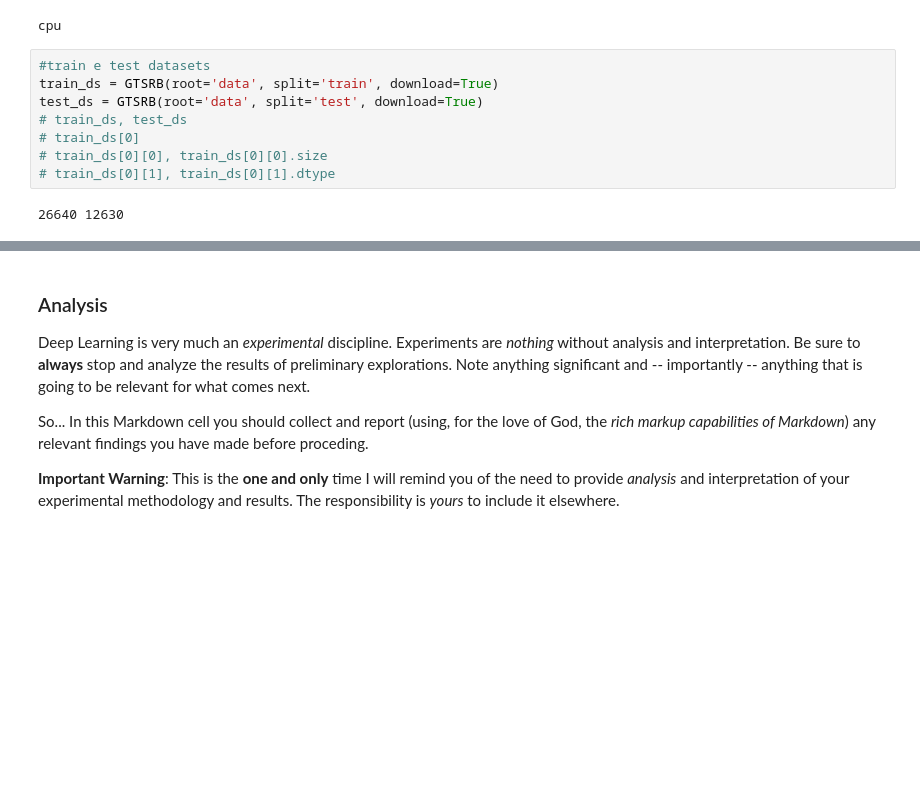
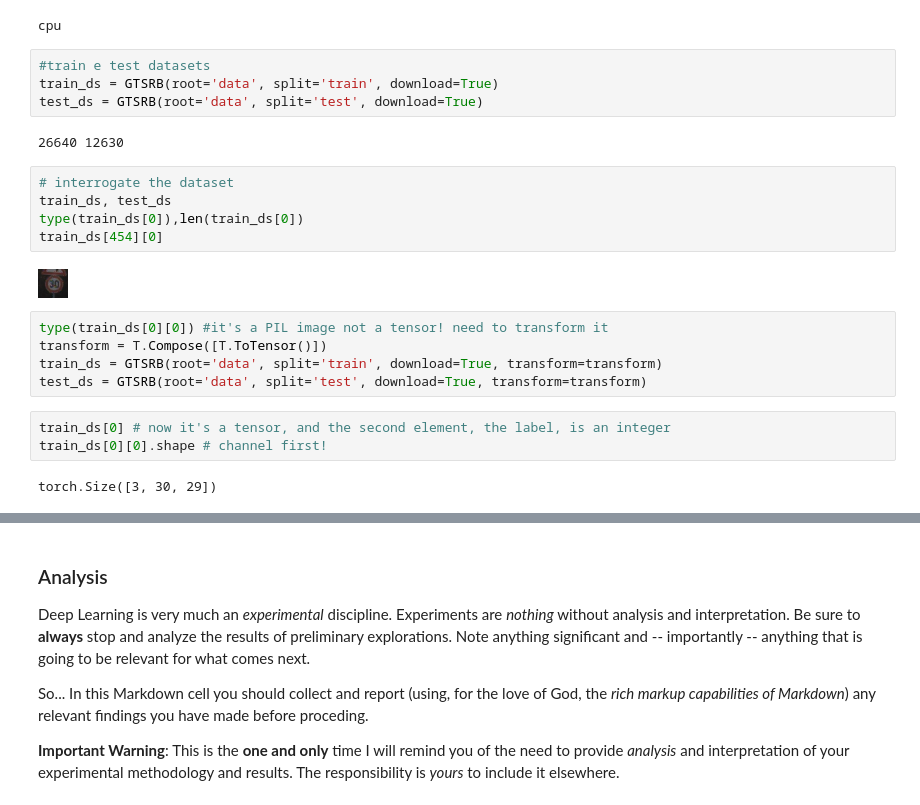
Before and after one commit to Pasqem09-zoo/Deep-Learing-Applications, a Jupyter notebook: DLA-Lab1.ipynb, the cells around one changed output, grey strips where cells are left out. Saved outputs shown, nothing was run; the diff lists cells and outputs as text; blank space fills up the shorter version.

```diff
--- a/DLA-Lab1.ipynb
+++ b/DLA-Lab1.ipynb
@@ -93,9 +93,22 @@ cpu
 #train e test datasets
 train_ds = GTSRB(root='data', split='train', download=True)
 test_ds = GTSRB(root='data', split='test', download=True)
-# train_ds, test_ds
-# train_ds[0]
-# train_ds[0][0], train_ds[0][0].size
-# train_ds[0][1], train_ds[0][1].dtype
 # %% [output]
 26640 12630
+# %%
+# interrogate the dataset
+train_ds, test_ds
+type(train_ds[0]),len(train_ds[0])
+train_ds[454][0]
+# %% [output]
+[figure, added]
+# %%
+type(train_ds[0][0]) #it's a PIL image not a tensor! need to transform it
+transform = T.Compose([T.ToTensor()])
+train_ds = GTSRB(root='data', split='train', download=True, transform=transform)
+test_ds = GTSRB(root='data', split='test', download=True, transform=transform)
+# %%
+train_ds[0] # now it's a tensor, and the second element, the label, is an integer
+train_ds[0][0].shape # channel first!
+# %% [output]
+torch.Size([3, 30, 29])
```
Also changed, not shown: parts of 7 cells of this notebook, 1 other file.
